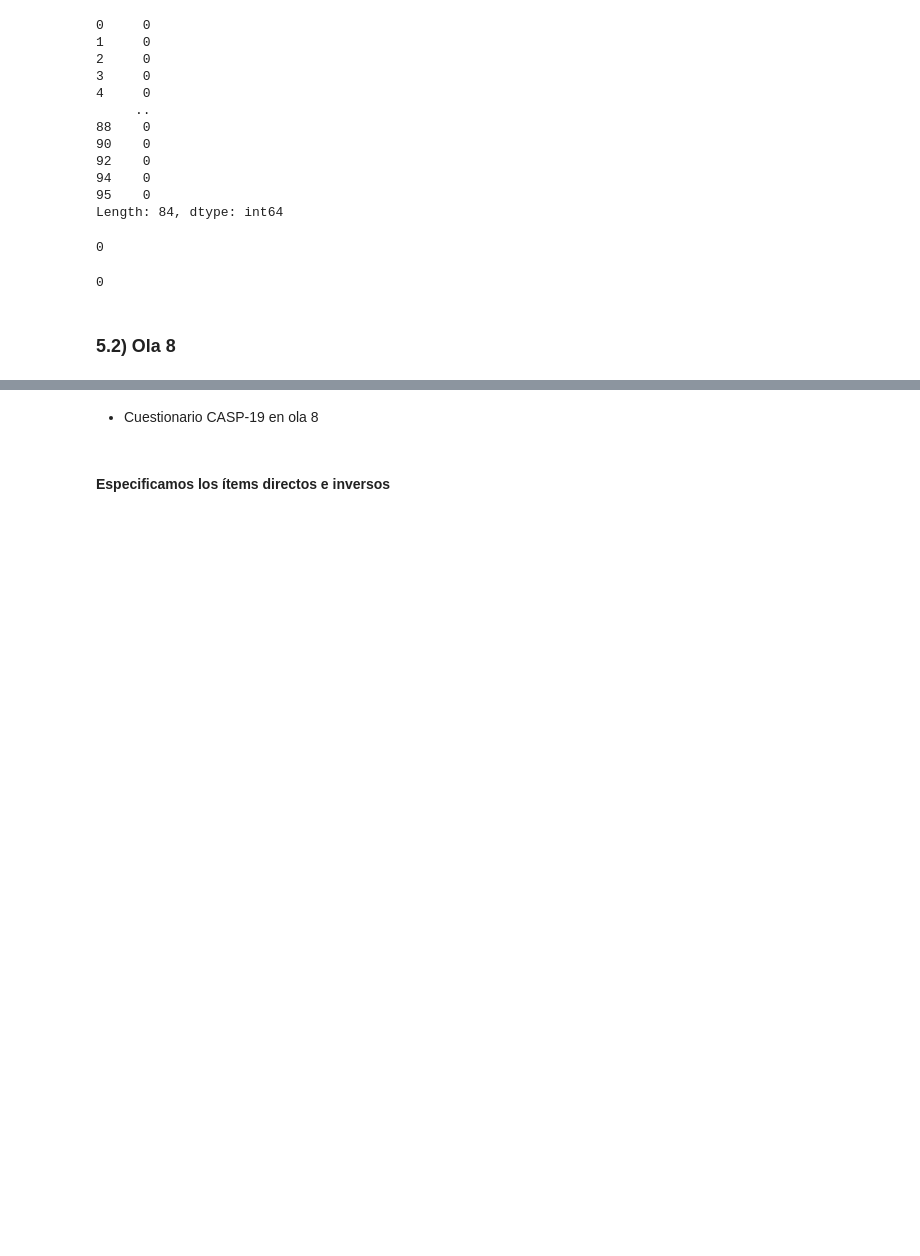
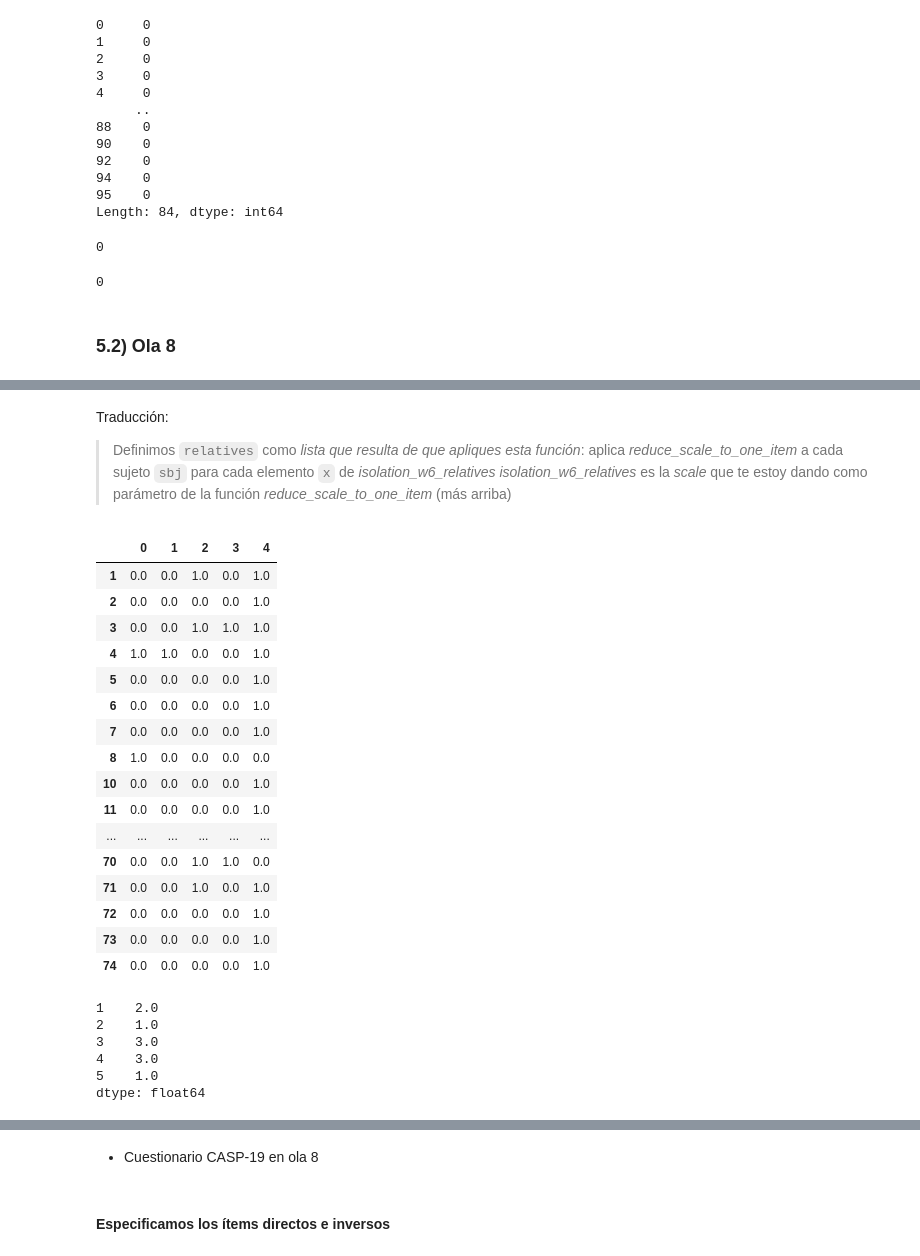
Before and after one commit to ateneatla/sexinsa_qol_ELSA, a Jupyter notebook: anexo.ipynb, the cells around one changed output, grey strips where cells are left out. Drawn from its saved outputs; the diff is of its cells as text; code cells hidden in the pictures; blank space fills up the shorter version.

```diff
--- a/anexo.ipynb
+++ b/anexo.ipynb
@@ -184,11 +183,11 @@ isolation_w8_chd_items = {
 }
 isolation_w8_fam_items = {
     'has_vip': ['scfam'],
-    'kind_of_contact': ['scfamh', 'scfami', 'scfamt', 'scfamk'],
+    'kind_of_contact': ['scfamh', 'scfami', 'scfamj', 'scfamk'],
 }
 isolation_w8_frd_items = {
     'has_vip': ['scfrd'],
-    'kind_of_contact': ['scfrdh', 'scfrdi', 'scfrdt', 'scfamk'],
+    'kind_of_contact': ['scfrdh', 'scfrdi', 'scfrdj', 'scfamk'],
 }
 
 isolation_w8_org_contact = 'scorg96'
@@ -783,0 +791,8 @@ calc_multimorbility(sbj)
+# %% [markdown]
+Traducción:
+> Definimos `relatives` como _lista que resulta de que apliques esta función_: aplica _reduce_scale_to_one_item_ a cada sujeto `sbj` para cada elemento `x` de _isolation_w6_relatives_
+> _isolation_w6_relatives_ es la _scale_ que te estoy dando como parámetro de la función _reduce_scale_to_one_item_ (más arriba)
+# %%
+def calc_items_isolation_w8(sbj):
+    relatives = [reduce_scale_to_one_item(sbj, x) for x in isolation_w8_relatives]
+    return relatives + [reduce_simple_subscale(sbj, isolation_w8_org_contact)] + [reduce_simple_subscale(sbj, isolation_w8_prt_contact)]
@@ -783,0 +803,2 @@ calc_multimorbility(sbj)
+# %%
+items_isolation_w8_df = w8_first_cleaned_df.loc[(w8_first_cleaned_df['indager'] >= 50)].apply(calc_items_isolation_w8, axis=1, result_type='expand')
@@ -783,0 +807,29 @@ calc_multimorbility(sbj)
+# %%
+items_isolation_w8_df
+# %% [output]
+|  | 0 | 1 | 2 | 3 | 4 |
+| 1 | 0.0 | 0.0 | 1.0 | 0.0 | 1.0 |
+| 2 | 0.0 | 0.0 | 0.0 | 0.0 | 1.0 |
+| 3 | 0.0 | 0.0 | 1.0 | 1.0 | 1.0 |
+| 4 | 1.0 | 1.0 | 0.0 | 0.0 | 1.0 |
+| 5 | 0.0 | 0.0 | 0.0 | 0.0 | 1.0 |
+| 6 | 0.0 | 0.0 | 0.0 | 0.0 | 1.0 |
+| 7 | 0.0 | 0.0 | 0.0 | 0.0 | 1.0 |
+| 8 | 1.0 | 0.0 | 0.0 | 0.0 | 0.0 |
+| 10 | 0.0 | 0.0 | 0.0 | 0.0 | 1.0 |
+| 11 | 0.0 | 0.0 | 0.0 | 0.0 | 1.0 |
+| ... | ... | ... | ... | ... | ... |
+| 70 | 0.0 | 0.0 | 1.0 | 1.0 | 0.0 |
+| 71 | 0.0 | 0.0 | 1.0 | 0.0 | 1.0 |
+| 72 | 0.0 | 0.0 | 0.0 | 0.0 | 1.0 |
+| 73 | 0.0 | 0.0 | 0.0 | 0.0 | 1.0 |
+| 74 | 0.0 | 0.0 | 0.0 | 0.0 | 1.0 |
+# %%
+isolation_w8_df.head()
+# %% [output]
+1    2.0
+2    1.0
+3    3.0
+4    3.0
+5    1.0
+dtype: float64
```
Also changed, not shown: parts of 60 cells of this notebook.
